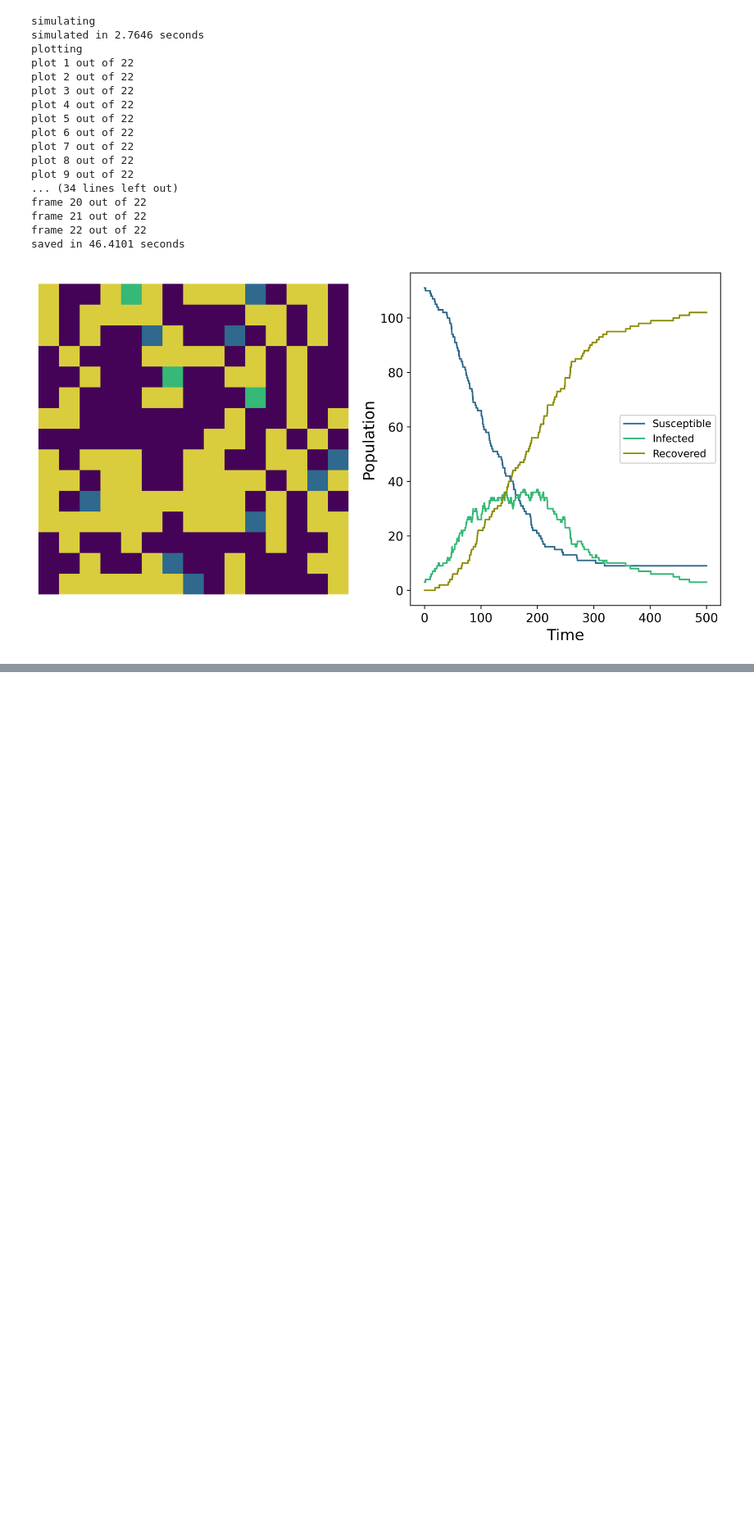
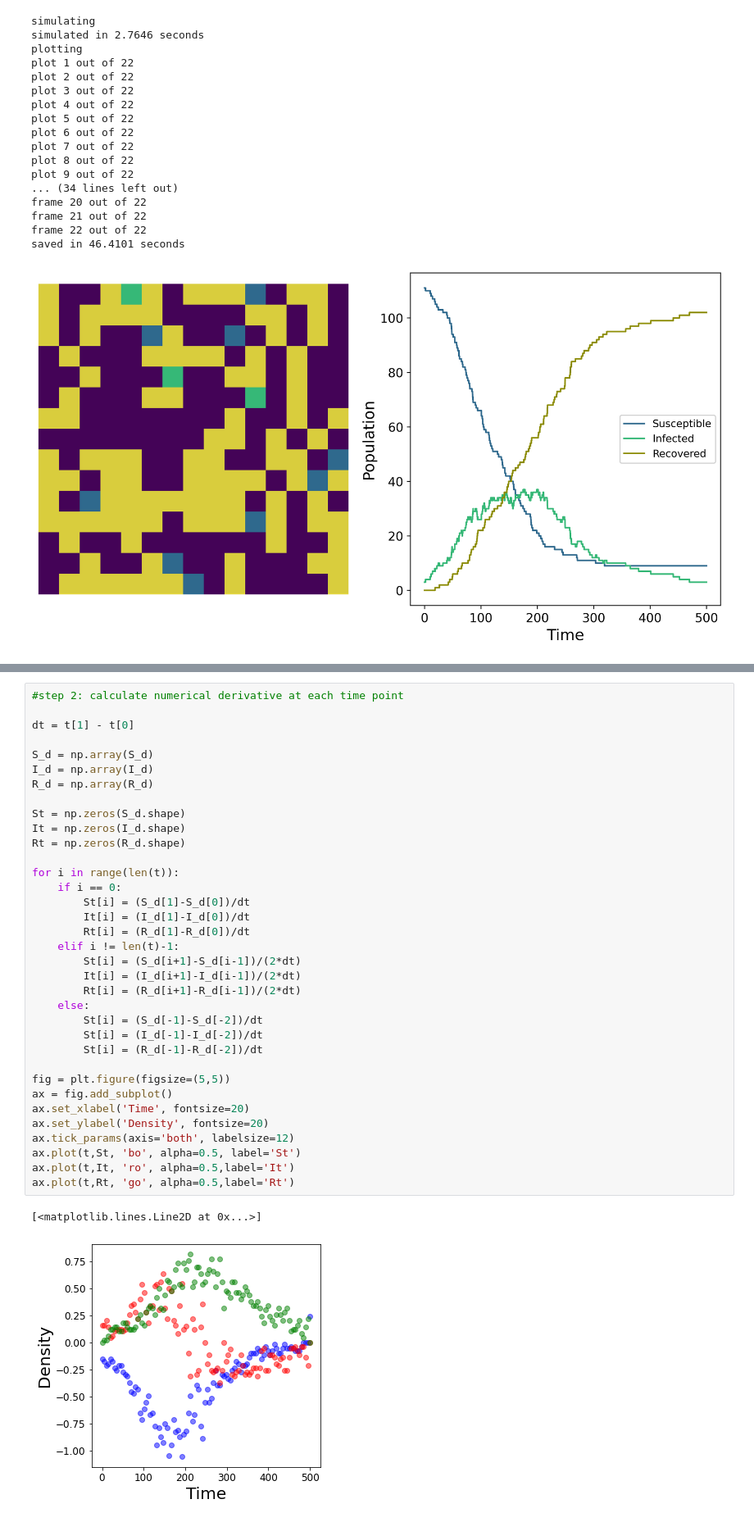
Before and after one commit to danHarold/m2r-project, a Jupyter notebook: m2r_project.ipynb, the cells around one changed output, grey strips where cells are left out. Shown: that part at 82% size. Cells and saved outputs as stored; diff of their text form; blank space fills up the shorter version.

```diff
--- a/m2r_project.ipynb
+++ b/m2r_project.ipynb
@@ -230,0 +305,38 @@ saved in 46.4101 seconds
+# %%
+#step 2: calculate numerical derivative at each time point
+
+dt = t[1] - t[0]
+
+S_d = np.array(S_d)
+I_d = np.array(I_d)
+R_d = np.array(R_d)
+
+St = np.zeros(S_d.shape)
+It = np.zeros(I_d.shape)
+Rt = np.zeros(R_d.shape)
+
+for i in range(len(t)):
+    if i == 0:
+        St[i] = (S_d[1]-S_d[0])/dt
+        It[i] = (I_d[1]-I_d[0])/dt
+        Rt[i] = (R_d[1]-R_d[0])/dt
+    elif i != len(t)-1:
+        St[i] = (S_d[i+1]-S_d[i-1])/(2*dt)
+        It[i] = (I_d[i+1]-I_d[i-1])/(2*dt)
+        Rt[i] = (R_d[i+1]-R_d[i-1])/(2*dt)
+    else:
+        St[i] = (S_d[-1]-S_d[-2])/dt
+        St[i] = (I_d[-1]-I_d[-2])/dt
+        St[i] = (R_d[-1]-R_d[-2])/dt
+
+fig = plt.figure(figsize=(5,5))
+ax = fig.add_subplot()
+ax.set_xlabel('Time', fontsize=20)
+ax.set_ylabel('Density', fontsize=20)
+ax.tick_params(axis='both', labelsize=12)
+ax.plot(t,St, 'bo', alpha=0.5, label='St')
+ax.plot(t,It, 'ro', alpha=0.5,label='It')
+ax.plot(t,Rt, 'go', alpha=0.5,label='Rt')
+# %% [output]
+[<matplotlib.lines.Line2D at 0x...>]
+[figure, added]
```
Also changed, not shown: parts of 10 cells of this notebook.
